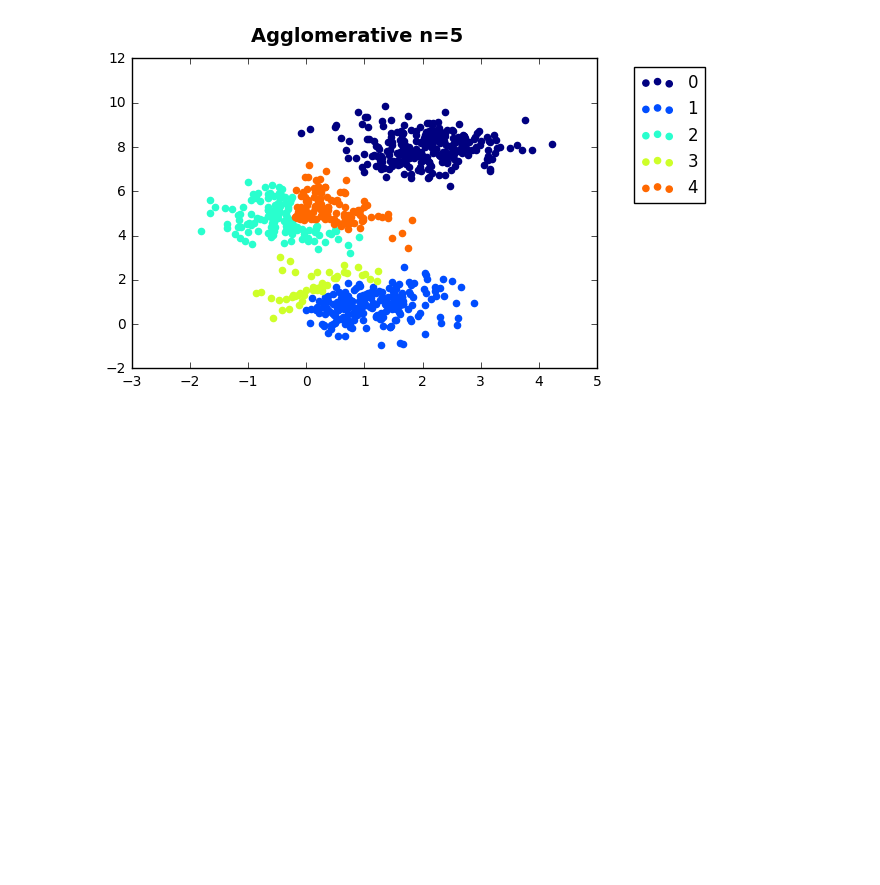
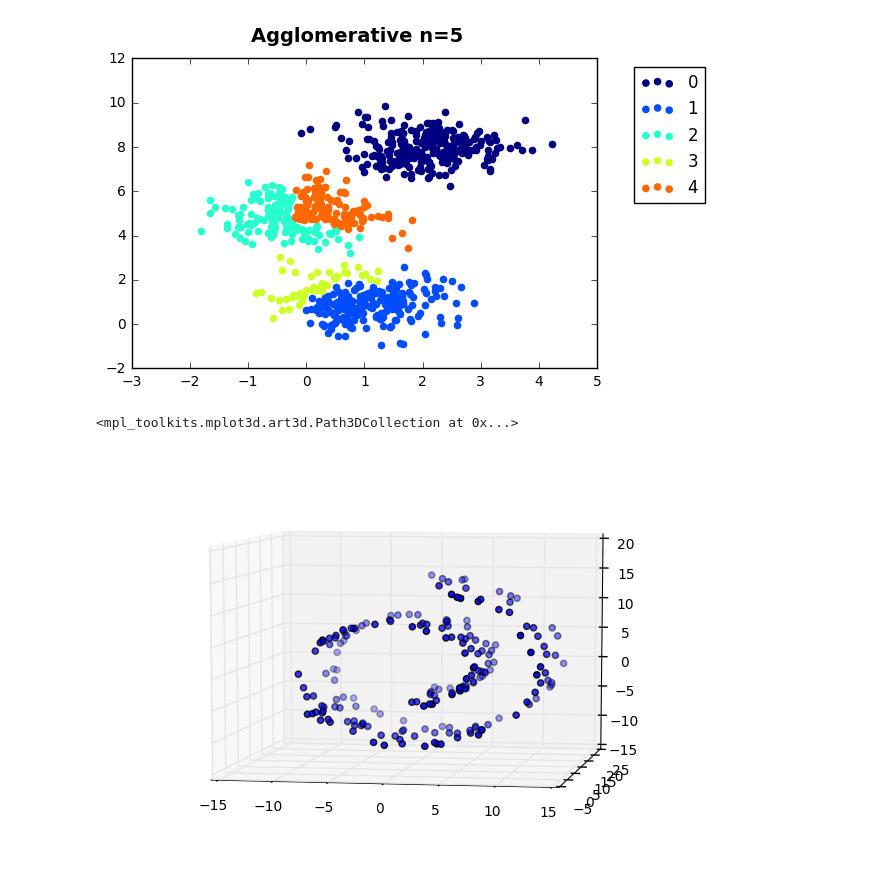
Before and after one commit to rueedlinger/machine-learning-snippets, a Jupyter notebook: unsupervised/clustering/agglomerative/clustering_agglomerative.ipynb, the cells around one changed output. Cells and saved outputs as stored; diff of their text form; code cells hidden in the pictures; blank space fills up the shorter version.

```diff
--- a/unsupervised/clustering/agglomerative/clustering_agglomerative.ipynb
+++ b/unsupervised/clustering/agglomerative/clustering_agglomerative.ipynb
@@ -103,3 +103,17 @@ plt.legend(bbox_to_anchor=(1.25, 1))
 # %% [output]
 <matplotlib.legend.Legend at 0x...>
 [figure]
+# %%
+data, t = datasets.make_swiss_roll(n_samples=200, noise=0.1, random_state=0)
+
+df = pd.DataFrame(data, columns=['X', 'Y', 'Z'])
+
+
+fig = plt.figure()
+ax = p3.Axes3D(fig)
+ax.view_init(7, -80)
+
+ax.scatter(df.X, df.Y, df.Z, 'o')
+# %% [output]
+<mpl_toolkits.mplot3d.art3d.Path3DCollection at 0x...>
+[figure, added]
```
Also changed, not shown: parts of 2 cells of this notebook, 6 other files.
